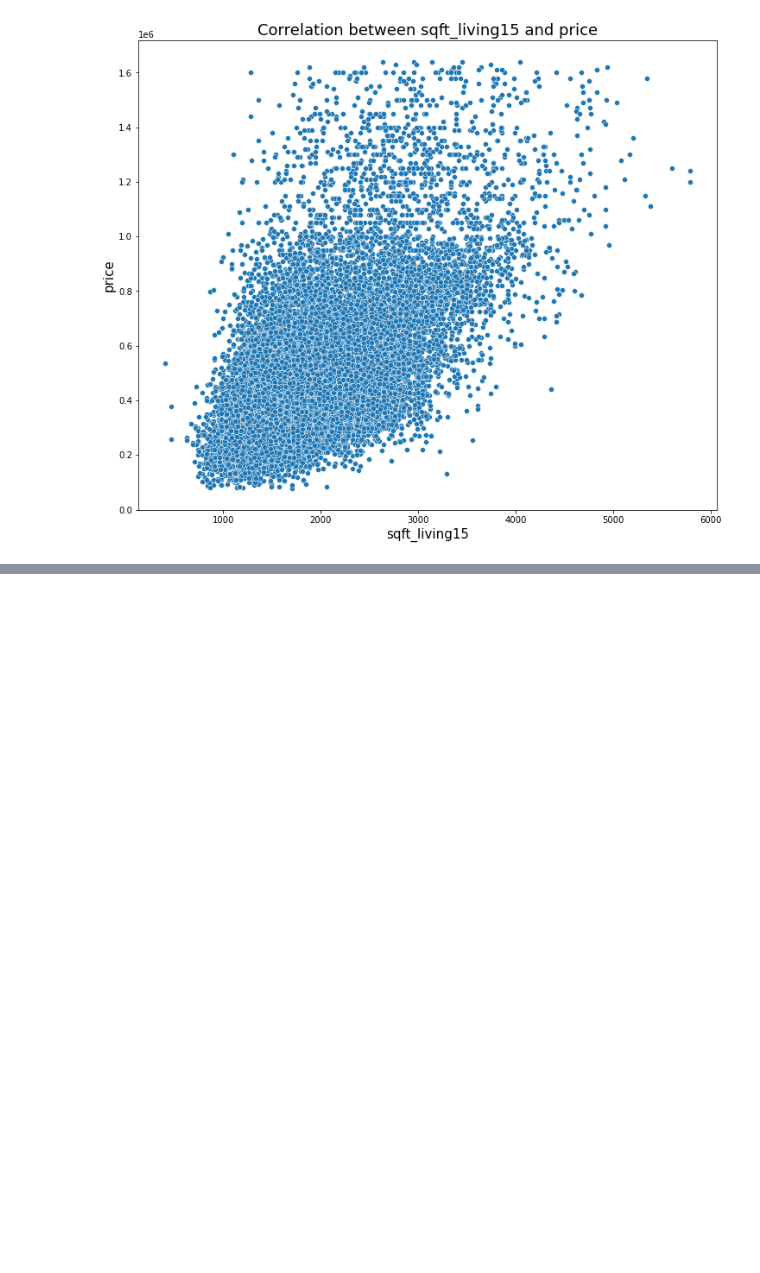
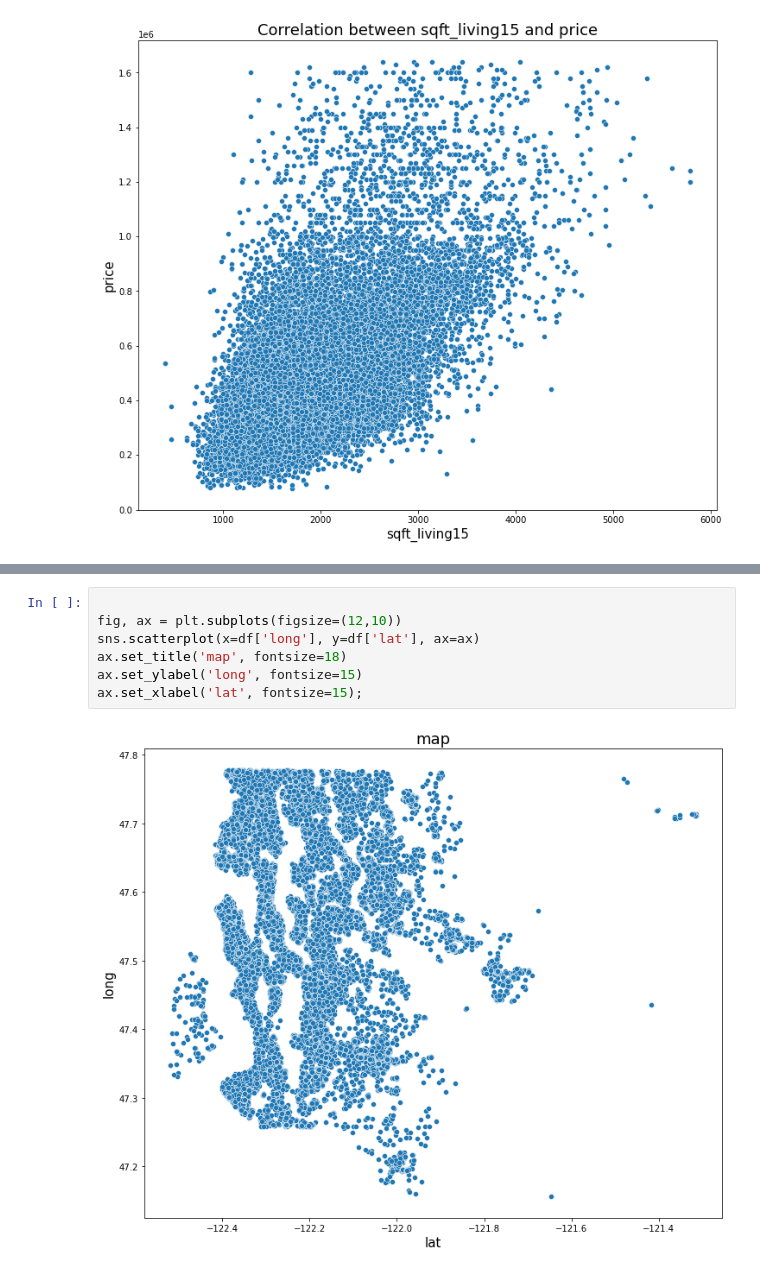
Before and after one commit to qsou/bsc-phase-two-project, a Jupyter notebook: notebooks/exploratory/bobbyexplore/Bobby_work.ipynb, the cells around one changed output, grey strips where cells are left out. Saved outputs shown, nothing was run; the diff lists cells and outputs as text; blank space fills up the shorter version.

```diff
--- a/notebooks/exploratory/bobbyexplore/Bobby_work.ipynb
+++ b/notebooks/exploratory/bobbyexplore/Bobby_work.ipynb
@@ -216,0 +278,9 @@ ax.set_xlabel('sqft_living15', fontsize=15);
+# %%
+
+fig, ax = plt.subplots(figsize=(12,10))
+sns.scatterplot(x=df['long'], y=df['lat'], ax=ax)
+ax.set_title('map', fontsize=18)
+ax.set_ylabel('long', fontsize=15)
+ax.set_xlabel('lat', fontsize=15);
+# %% [output]
+[figure, added]
```
Also changed, not shown: parts of 28 cells of this notebook.
